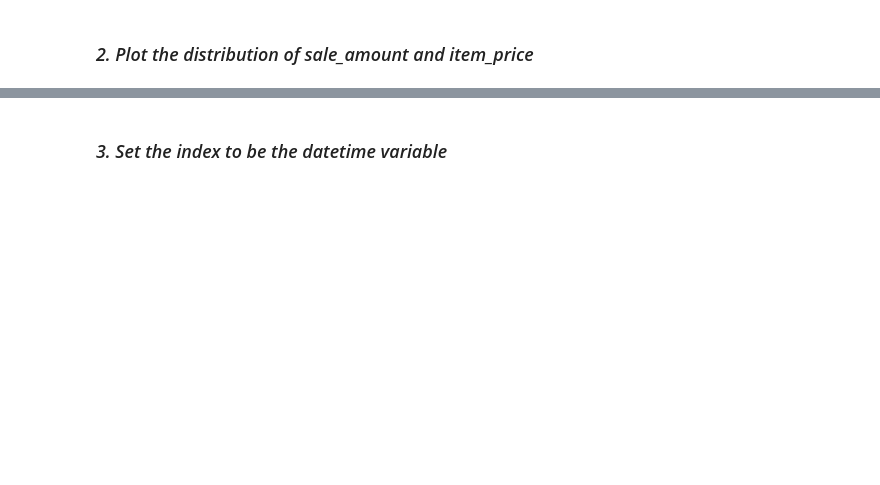
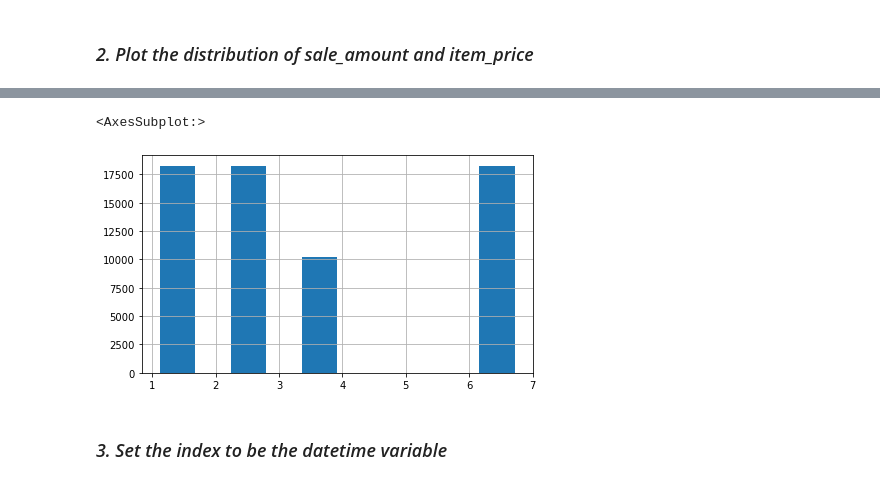
Before and after one commit to Severina7/time_series_exercises, a Jupyter notebook: preparation_exercises.ipynb, the cells around one changed output, grey strips where cells are left out. Saved outputs shown, nothing was run; the diff lists cells and outputs as text; code cells hidden in the pictures; blank space fills up the shorter version.

```diff
--- a/preparation_exercises.ipynb
+++ b/preparation_exercises.ipynb
@@ -9,2 +130,10 @@
+# %%
+# Plotting sale_amount
+
+plt.figure(figsize= (7, 4))
+sales_info.item_price.hist(align='right')
+# %% [output]
+<AxesSubplot:>
+[figure, added]
 # %% [markdown]
 ### *3. Set the index to be the datetime variable*
```
Also changed, not shown: parts of 16 cells of this notebook, 4 other files.
